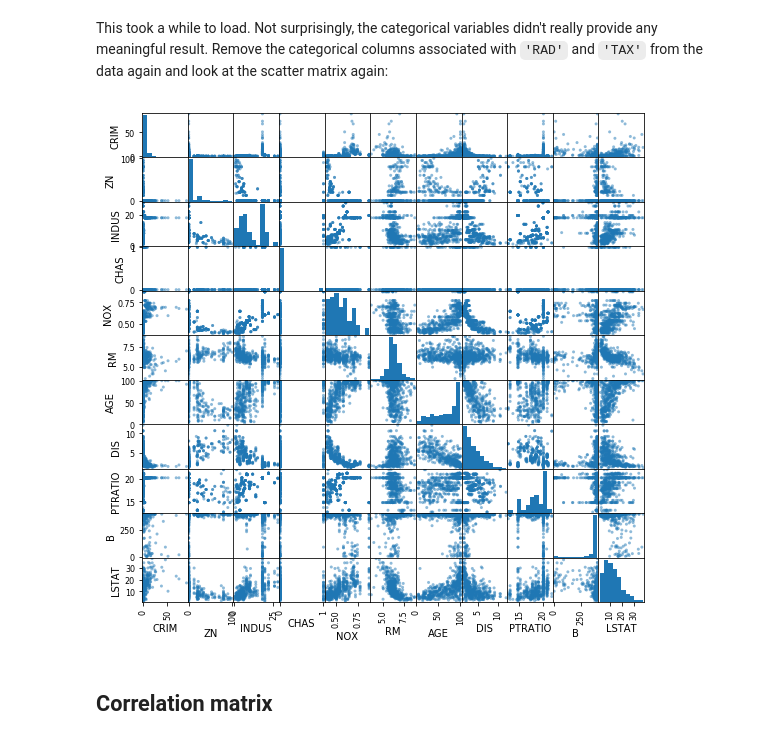
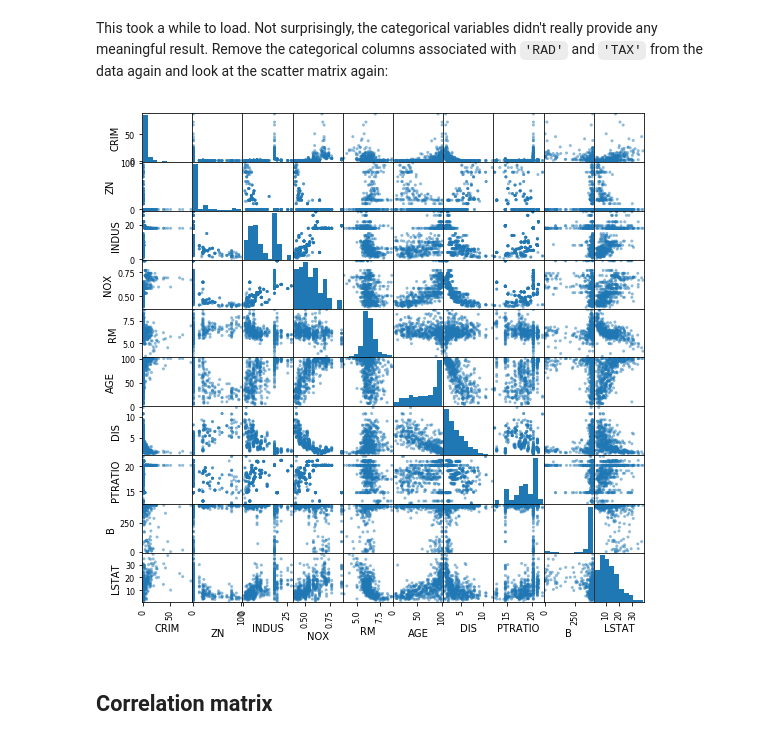
Before and after one commit to matthew-d-oliver/dsc-multicollinearity-of-features-lab-nyc-ds-082619, a Jupyter notebook: index.ipynb, the cells around one changed output. Cells and saved outputs as stored; diff of their text form; code cells hidden in the pictures.

```diff
--- a/index.ipynb
+++ b/index.ipynb
@@ -58,11 +58,11 @@ plt.show()
 # %% [markdown]
 This took a while to load. Not surprisingly, the categorical variables didn't really provide any meaningful result. Remove the categorical columns associated with `'RAD'` and `'TAX'` from the data again and look at the scatter matrix again:
 # %%
-cols=['CRIM','ZN','INDUS','CHAS','NOX','RM','AGE','DIS','PTRATIO','B','LSTAT']
+cols=['CRIM','ZN','INDUS','NOX','RM','AGE','DIS','PTRATIO','B','LSTAT']
 pd.plotting.scatter_matrix(boston_features[cols],figsize  = [9, 9]);
 plt.show()
 # %% [output]
-[figure, old version]
+[figure, new version]
 # %% [markdown]
 ## Correlation matrix
 # %% [markdown]
```
